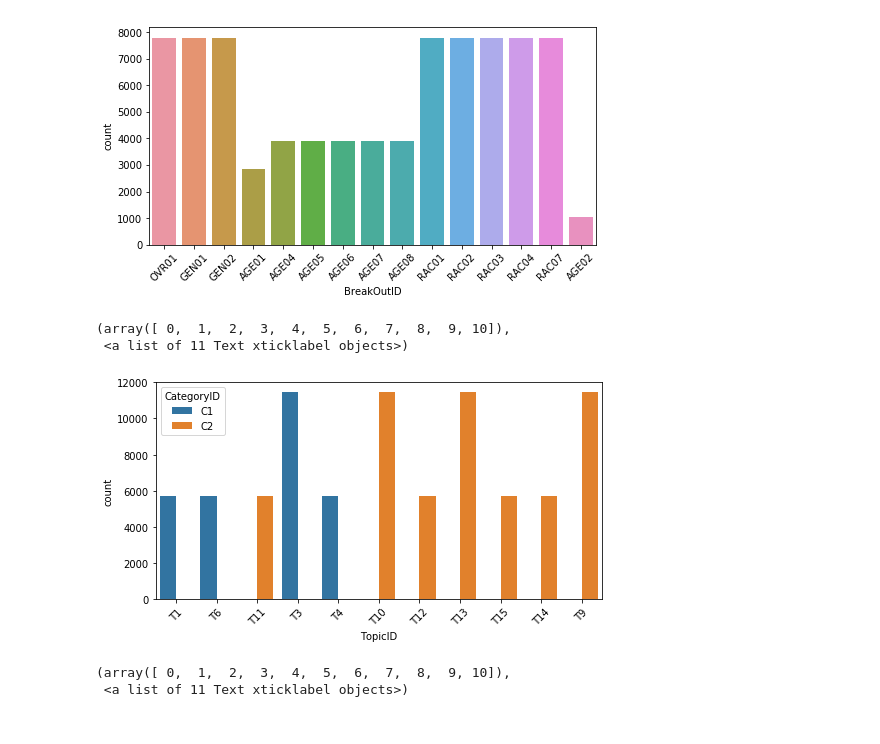
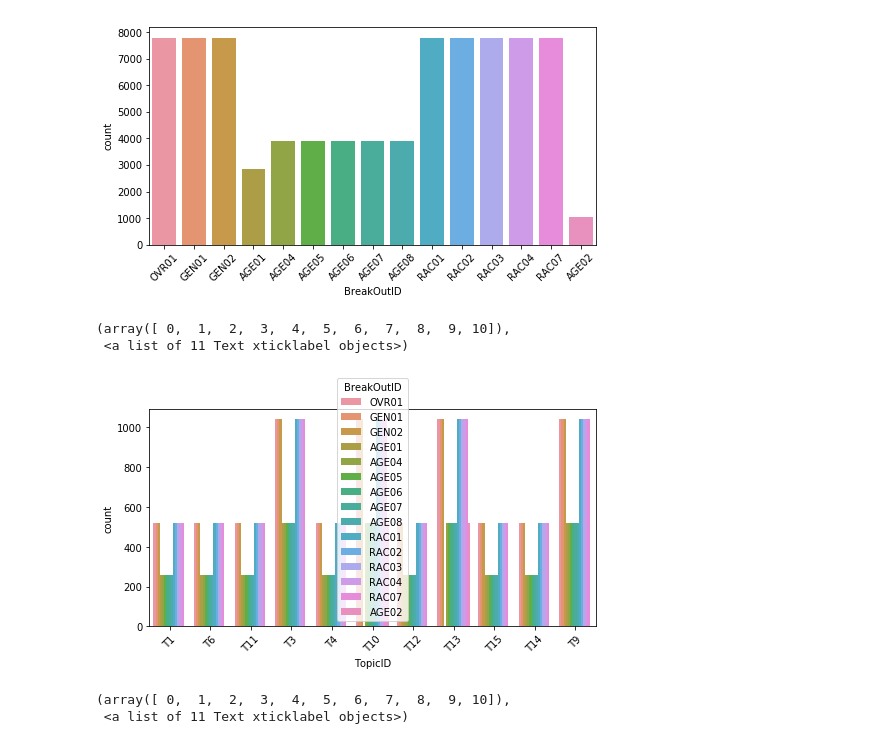
Before and after one commit to jchiu1303/heart_disease_stroke_analysis, a Jupyter notebook: analysis.ipynb, the cells around one changed output. Cells and saved outputs as stored; diff of their text form; code cells hidden in the pictures.

Commit message:
added graphs for exploratory data analysis

```diff
--- a/analysis.ipynb
+++ b/analysis.ipynb
@@ -169,12 +181,12 @@ plt.xticks(rotation=45)
 [figure]
 # %%
 plt.subplots(figsize=(8,4))
-graph = sns.countplot(x='TopicID', hue='CategoryID', data=df)
+graph = sns.countplot(x='TopicID', hue='BreakOutID', data=df)
 plt.xticks(rotation=45)
 # %% [output]
 (array([ 0,  1,  2,  3,  4,  5,  6,  7,  8,  9, 10]),
  <a list of 11 Text xticklabel objects>)
-[figure, old version]
+[figure, new version]
 # %%
 plt.subplots(figsize=(8,4))
 graph = sns.countplot(x='TopicID', data=df)
```
Also changed, not shown: parts of 2 cells of this notebook.
